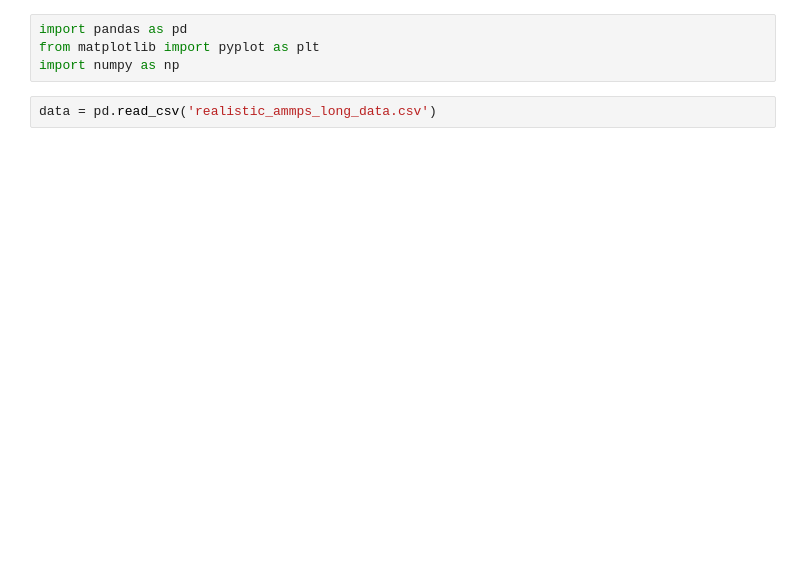
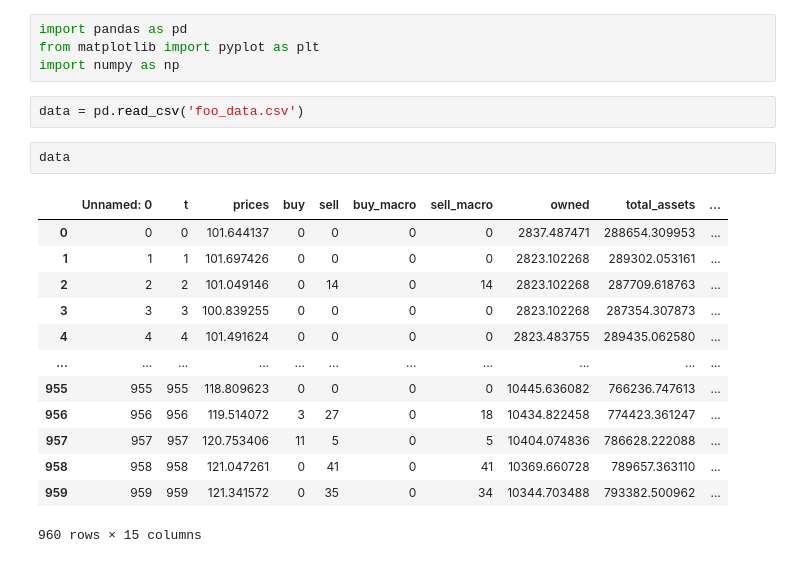
Before and after one commit to sbenthall/SHARKFin, a Jupyter notebook: simulate/Visualize Sim.ipynb, the cells around one changed output. Saved outputs shown, nothing was run; the diff lists cells and outputs as text; blank space fills up the shorter version.

```diff
--- a/simulate/Visualize Sim.ipynb
+++ b/simulate/Visualize Sim.ipynb
@@ -3,7 +3,23 @@ import pandas as pd
 from matplotlib import pyplot as plt
 import numpy as np
 # %%
-data = pd.read_csv('realistic_ammps_long_data.csv')
+data = pd.read_csv('foo_data.csv')
+# %%
+data
+# %% [output]
+|  | Unnamed: 0 | t | prices | buy | sell | buy_macro | sell_macro | owned | total_assets | ... |
+| 0 | 0 | 0 | 101.644137 | 0 | 0 | 0 | 0 | 2837.487471 | 288654.309953 | ... |
+| 1 | 1 | 1 | 101.697426 | 0 | 0 | 0 | 0 | 2823.102268 | 289302.053161 | ... |
+| 2 | 2 | 2 | 101.049146 | 0 | 14 | 0 | 14 | 2823.102268 | 287709.618763 | ... |
+| 3 | 3 | 3 | 100.839255 | 0 | 0 | 0 | 0 | 2823.102268 | 287354.307873 | ... |
+| 4 | 4 | 4 | 101.491624 | 0 | 0 | 0 | 0 | 2823.483755 | 289435.062580 | ... |
+| ... | ... | ... | ... | ... | ... | ... | ... | ... | ... | ... |
+| 955 | 955 | 955 | 118.809623 | 0 | 0 | 0 | 0 | 10445.636082 | 766236.747613 | ... |
+| 956 | 956 | 956 | 119.514072 | 3 | 27 | 0 | 18 | 10434.822458 | 774423.361247 | ... |
+| 957 | 957 | 957 | 120.753406 | 11 | 5 | 0 | 5 | 10404.074836 | 786628.222088 | ... |
+| 958 | 958 | 958 | 121.047261 | 0 | 41 | 0 | 41 | 10369.660728 | 789657.363110 | ... |
+| 959 | 959 | 959 | 121.341572 | 0 | 35 | 0 | 34 | 10344.703488 | 793382.500962 | ... |
+960 rows × 15 columns
 # %%
 plt.rcParams.update({
     "text.usetex": False,
```
Also changed, not shown: parts of 1 cell of this notebook, 1 other file.
